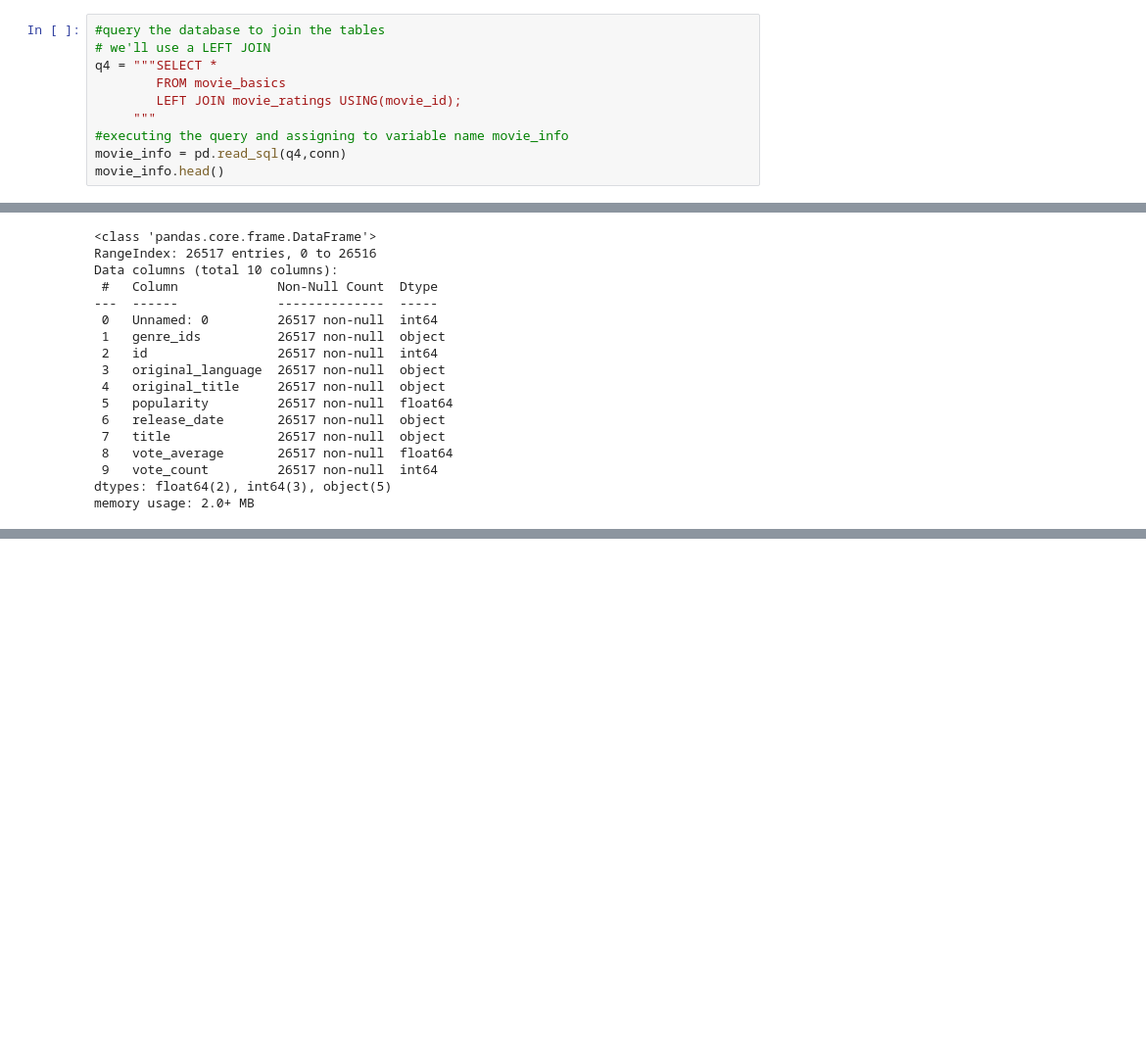
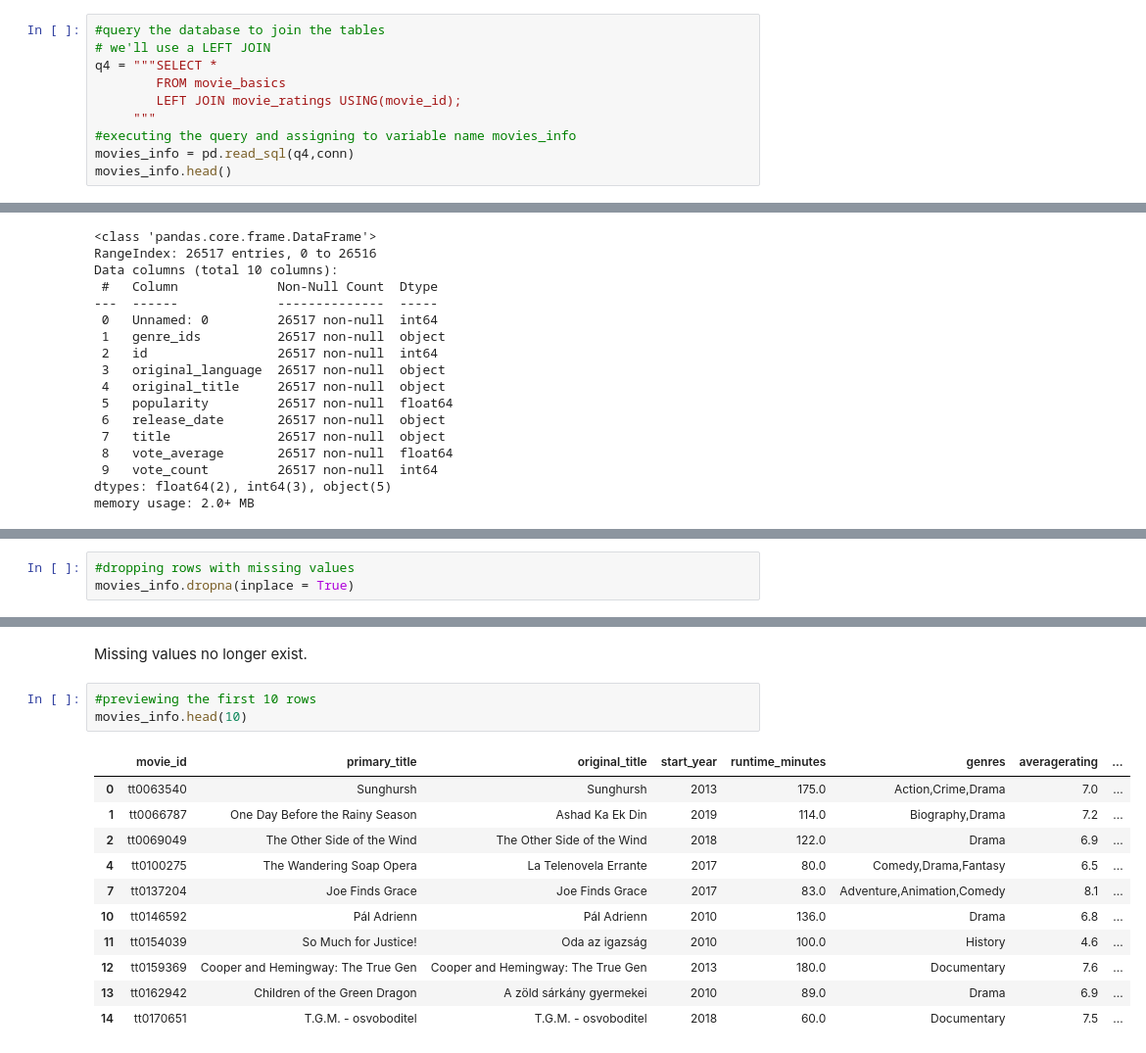
Before and after one commit to brandonbush2/Microsoft-Movie-Studio-Project, a Jupyter notebook: Microsoft Movie Studio .ipynb, the cells around one changed output, grey strips where cells are left out. Shown: that part at 98% size. Cells and saved outputs as stored; diff of their text form; blank space fills up the shorter version.

Commit message:
Create Function to remove missing values

```diff
--- a/Microsoft Movie Studio .ipynb
+++ b/Microsoft Movie Studio .ipynb
@@ -122,9 +122,9 @@ q4 = """SELECT *
         FROM movie_basics
         LEFT JOIN movie_ratings USING(movie_id);
      """
-#executing the query and assigning to variable name movie_info
-movie_info = pd.read_sql(q4,conn)
-movie_info.head()
+#executing the query and assigning to variable name movies_info
+movies_info = pd.read_sql(q4,conn)
+movies_info.head()
 # %% [output]
 |  | movie_id | primary_title | original_title | start_year | runtime_minutes | genres | averagerating | ... |
 | 0 | tt0063540 | Sunghursh | Sunghursh | 2013 | 175.0 | Action,Crime,Drama | 7.0 | ... |
@@ -251,0 +286,3 @@ memory usage: 2.0+ MB
+# %%
+#dropping rows with missing values
+movies_info.dropna(inplace = True)
@@ -251,0 +302,17 @@ memory usage: 2.0+ MB
+# %% [markdown]
+Missing values no longer exist.
+# %%
+#previewing the first 10 rows
+movies_info.head(10)
+# %% [output]
+|  | movie_id | primary_title | original_title | start_year | runtime_minutes | genres | averagerating | ... |
+| 0 | tt0063540 | Sunghursh | Sunghursh | 2013 | 175.0 | Action,Crime,Drama | 7.0 | ... |
+| 1 | tt0066787 | One Day Before the Rainy Season | Ashad Ka Ek Din | 2019 | 114.0 | Biography,Drama | 7.2 | ... |
+| 2 | tt0069049 | The Other Side of the Wind | The Other Side of the Wind | 2018 | 122.0 | Drama | 6.9 | ... |
+| 4 | tt0100275 | The Wandering Soap Opera | La Telenovela Errante | 2017 | 80.0 | Comedy,Drama,Fantasy | 6.5 | ... |
+| 7 | tt0137204 | Joe Finds Grace | Joe Finds Grace | 2017 | 83.0 | Adventure,Animation,Comedy | 8.1 | ... |
+| 10 | tt0146592 | Pál Adrienn | Pál Adrienn | 2010 | 136.0 | Drama | 6.8 | ... |
+| 11 | tt0154039 | So Much for Justice! | Oda az igazság | 2010 | 100.0 | History | 4.6 | ... |
+| 12 | tt0159369 | Cooper and Hemingway: The True Gen | Cooper and Hemingway: The True Gen | 2013 | 180.0 | Documentary | 7.6 | ... |
+| 13 | tt0162942 | Children of the Green Dragon | A zöld sárkány gyermekei | 2010 | 89.0 | Drama | 6.9 | ... |
+| 14 | tt0170651 | T.G.M. - osvoboditel | T.G.M. - osvoboditel | 2018 | 60.0 | Documentary | 7.5 | ... |
```
Also changed, not shown: parts of 15 cells of this notebook.
